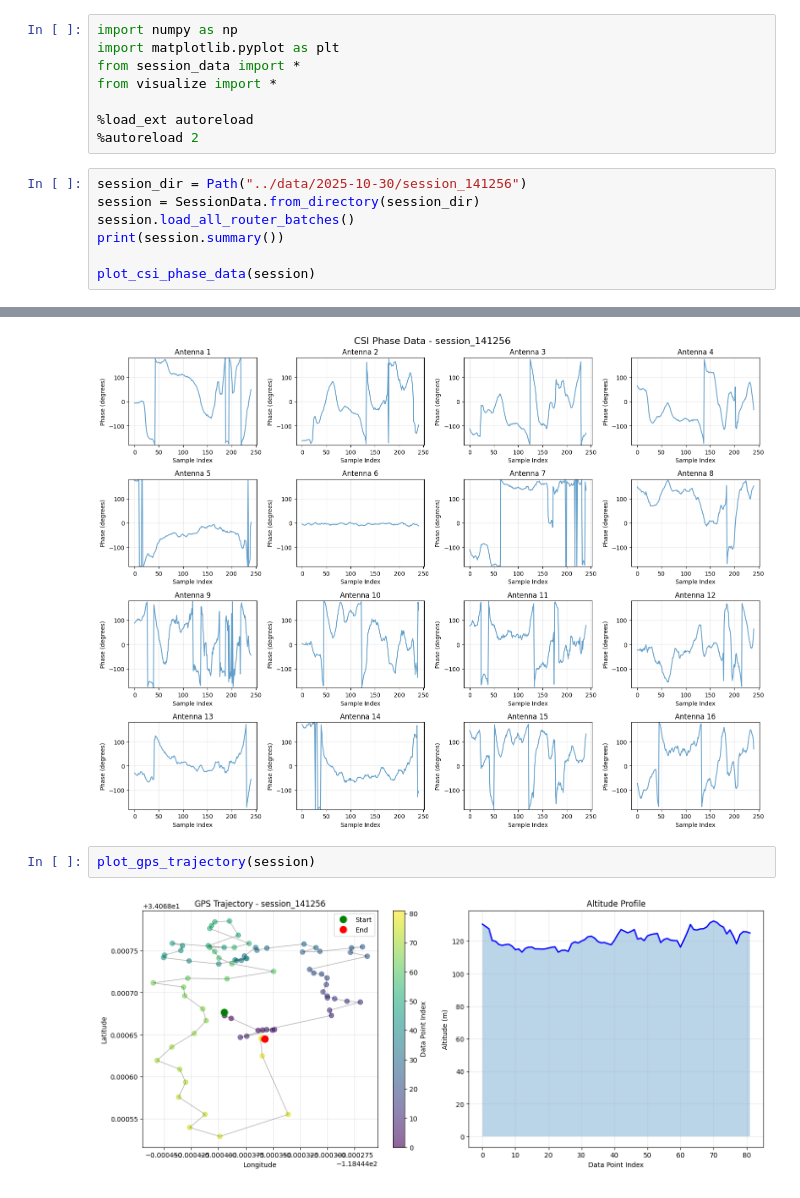
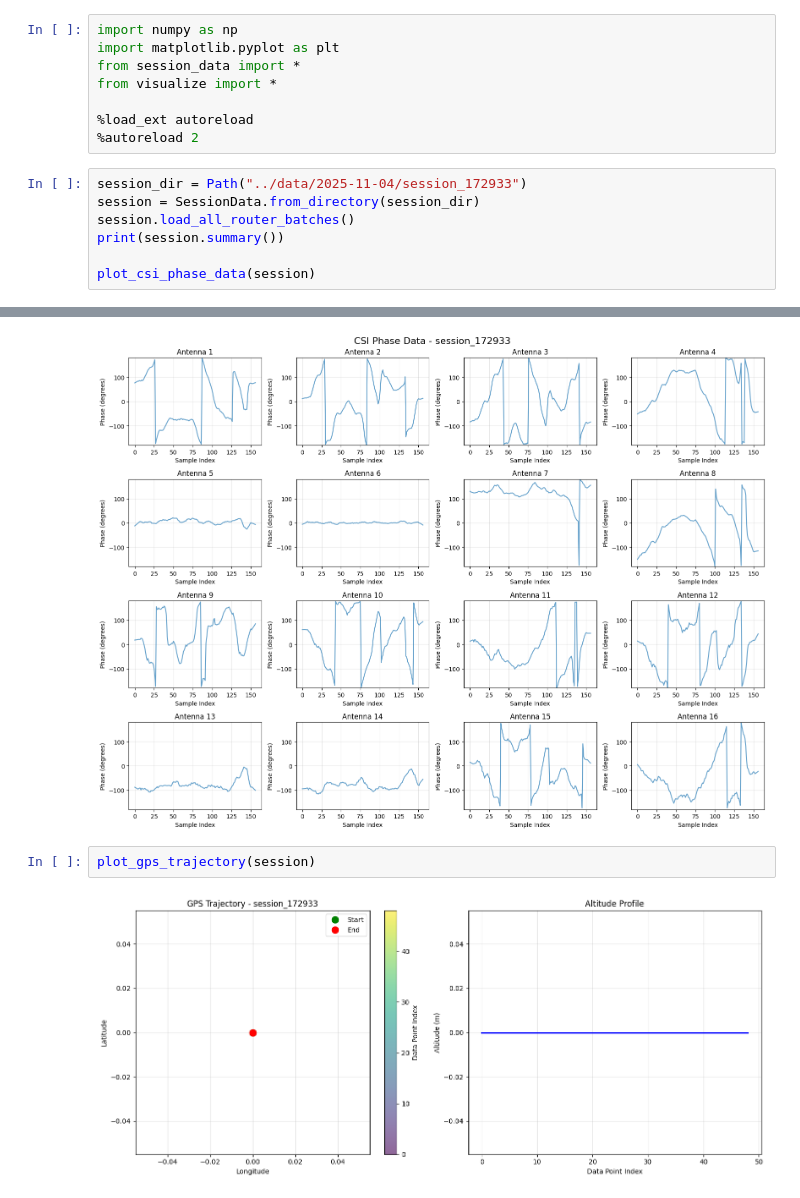
Before and after one commit to WirelessLabAtUCLA/mmWave-data-collection, a Jupyter notebook: data_processing/test_data.ipynb, the cells around one changed output, grey strips where cells are left out. Drawn from its saved outputs; the diff is of its cells as text.

Commit message:
added data analysis code

```diff
--- a/data_processing/test_data.ipynb
+++ b/data_processing/test_data.ipynb
@@ -7,7 +7,7 @@ from visualize import *
 %load_ext autoreload
 %autoreload 2
 # %%
-session_dir = Path("../data/2025-10-30/session_141256")
+session_dir = Path("../data/2025-11-04/session_172933")
 session = SessionData.from_directory(session_dir)
 session.load_all_router_batches()
 print(session.summary())
@@ -28,8 +33,8 @@ Images: 82
-[figure, old version]
+[figure, new version]
 # %%
 plot_gps_trajectory(session)
 # %% [output]
-[figure, old version]
+[figure, new version]
 # %%
 plot_temporal_analysis(session)
 # %% [output]
```
Also changed, not shown: parts of 2 cells of this notebook, 10 other files.
